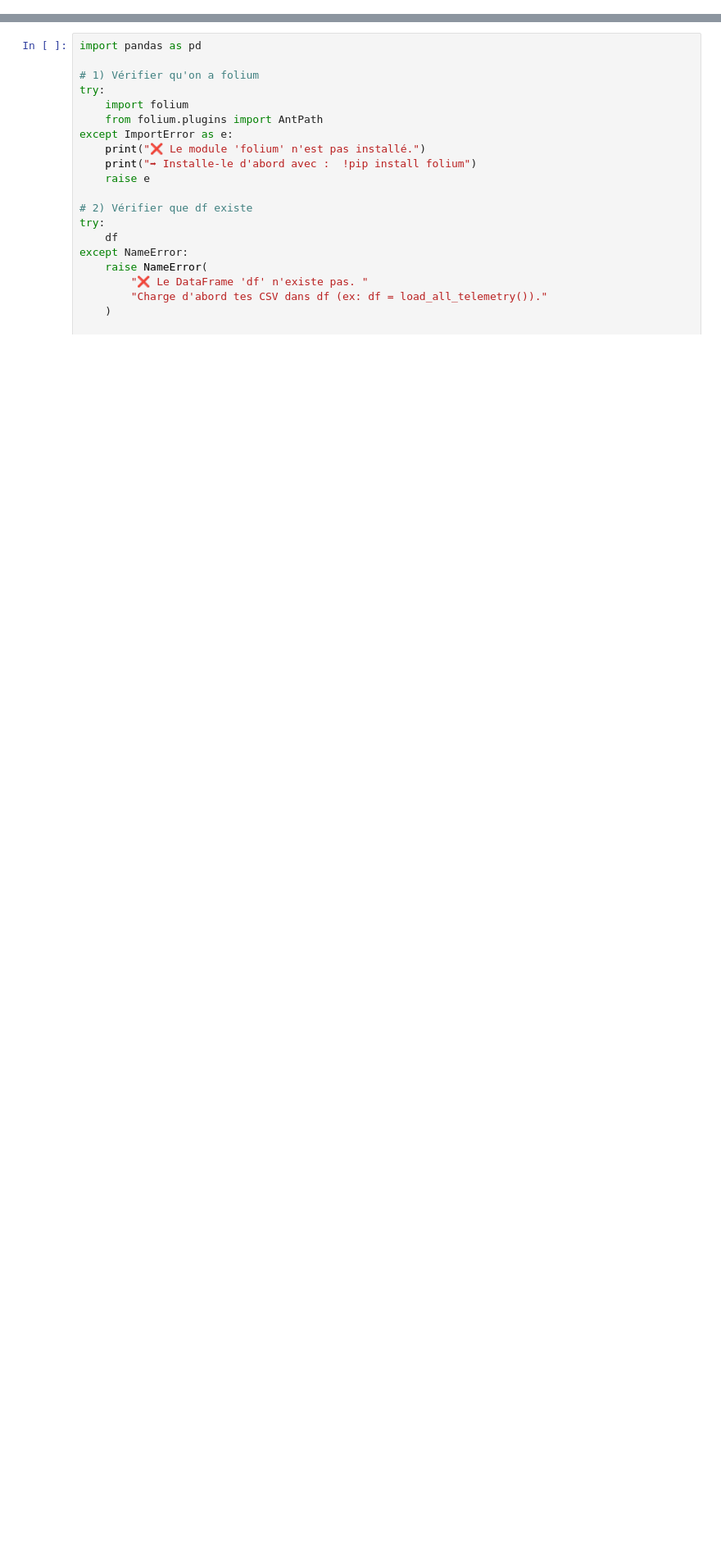
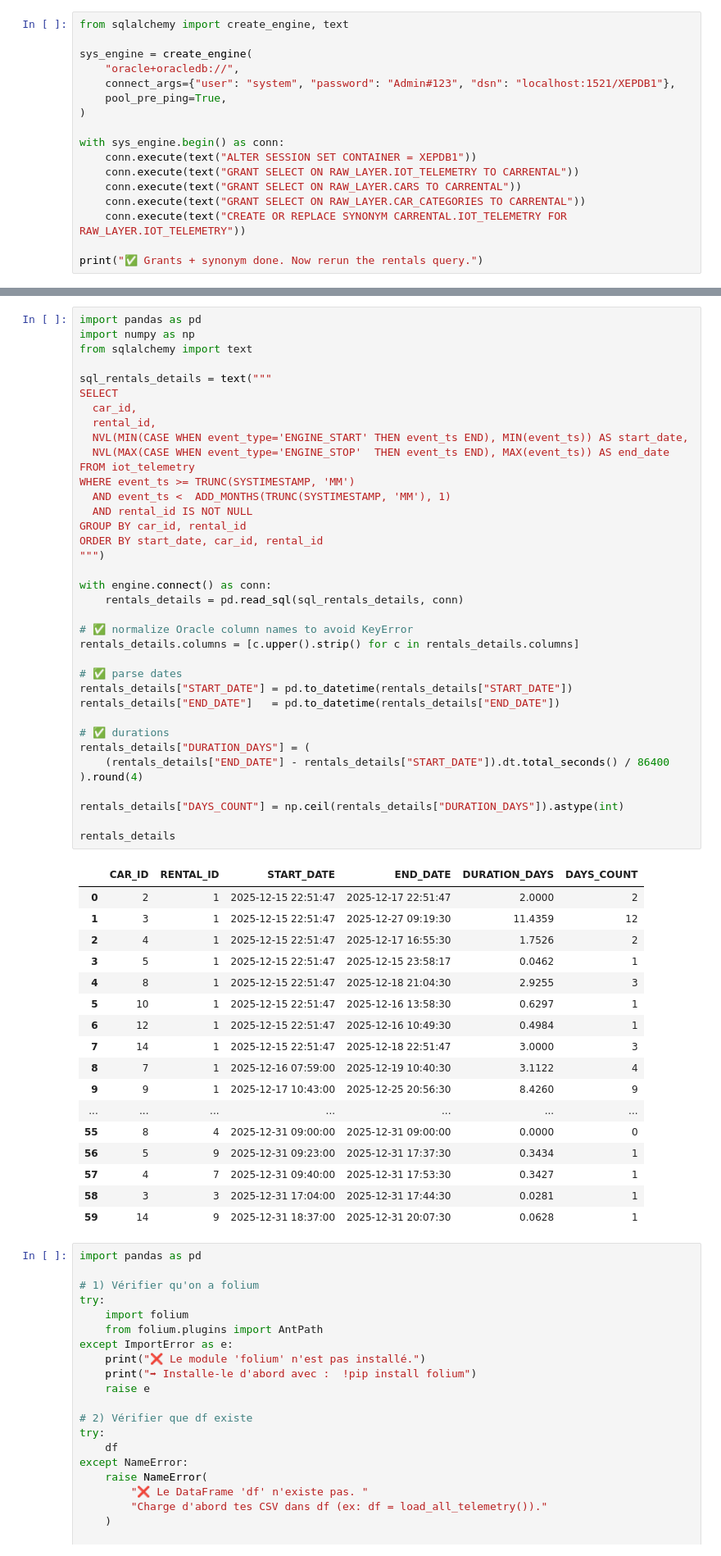
Before and after one commit to Bjibjihamza/car-rental-bi-platform, a Jupyter notebook: src/Notebooks/check.ipynb, the cells around one changed output, grey strips where cells are left out. Shown at 82% size. Cells and saved outputs as stored; diff of their text form; blank space fills up the shorter version.

```diff
--- a/src/Notebooks/check.ipynb
+++ b/src/Notebooks/check.ipynb
@@ -144,0 +117,17 @@ max      270.814594   3928.785334
+# %%
+from sqlalchemy import create_engine, text
+
+sys_engine = create_engine(
+    "oracle+oracledb://",
+    connect_args={"user": "system", "password": "Admin#123", "dsn": "localhost:1521/XEPDB1"},
+    pool_pre_ping=True,
+)
+
+with sys_engine.begin() as conn:
+    conn.execute(text("ALTER SESSION SET CONTAINER = XEPDB1"))
+    conn.execute(text("GRANT SELECT ON RAW_LAYER.IOT_TELEMETRY TO CARRENTAL"))
+    conn.execute(text("GRANT SELECT ON RAW_LAYER.CARS TO CARRENTAL"))
+    conn.execute(text("GRANT SELECT ON RAW_LAYER.CAR_CATEGORIES TO CARRENTAL"))
+    conn.execute(text("CREATE OR REPLACE SYNONYM CARRENTAL.IOT_TELEMETRY FOR RAW_LAYER.IOT_TELEMETRY"))
+
+print("✅ Grants + synonym done. Now rerun the rentals query.")
@@ -145,3 +136,58 @@ max      270.814594   3928.785334
+# %%
+import pandas as pd
+import numpy as np
+from sqlalchemy import text
+
+sql_rentals_details = text("""
+SELECT
+  car_id,
+  rental_id,
+  NVL(MIN(CASE WHEN event_type='ENGINE_START' THEN event_ts END), MIN(event_ts)) AS start_date,
+  NVL(MAX(CASE WHEN event_type='ENGINE_STOP'  THEN event_ts END), MAX(event_ts)) AS end_date
+FROM iot_telemetry
+WHERE event_ts >= TRUNC(SYSTIMESTAMP, 'MM')
+  AND event_ts <  ADD_MONTHS(TRUNC(SYSTIMESTAMP, 'MM'), 1)
+  AND rental_id IS NOT NULL
+GROUP BY car_id, rental_id
+ORDER BY start_date, car_id, rental_id
+""")
+
+with engine.connect() as conn:
+    rentals_details = pd.read_sql(sql_rentals_details, conn)
+
+# ✅ normalize Oracle column names to avoid KeyError
+rentals_details.columns = [c.upper().strip() for c in rentals_details.columns]
+
+# ✅ parse dates
+rentals_details["START_DATE"] = pd.to_datetime(rentals_details["START_DATE"])
+rentals_details["END_DATE"]   = pd.to_datetime(rentals_details["END_DATE"])
+
+# ✅ durations
+rentals_details["DURATION_DAYS"] = (
+    (rentals_details["END_DATE"] - rentals_details["START_DATE"]).dt.total_seconds() / 86400
+).round(4)
+
+rentals_details["DAYS_COUNT"] = np.ceil(rentals_details["DURATION_DAYS"]).astype(int)
+
+rentals_details
+# %% [output]
+|  | CAR_ID | RENTAL_ID | START_DATE | END_DATE | DURATION_DAYS | DAYS_COUNT |
+| 0 | 2 | 1 | 2025-12-15 22:51:47 | 2025-12-17 22:51:47 | 2.0000 | 2 |
+| 1 | 3 | 1 | 2025-12-15 22:51:47 | 2025-12-27 09:19:30 | 11.4359 | 12 |
+| 2 | 4 | 1 | 2025-12-15 22:51:47 | 2025-12-17 16:55:30 | 1.7526 | 2 |
+| 3 | 5 | 1 | 2025-12-15 22:51:47 | 2025-12-15 23:58:17 | 0.0462 | 1 |
+| 4 | 8 | 1 | 2025-12-15 22:51:47 | 2025-12-18 21:04:30 | 2.9255 | 3 |
+| 5 | 10 | 1 | 2025-12-15 22:51:47 | 2025-12-16 13:58:30 | 0.6297 | 1 |
+| 6 | 12 | 1 | 2025-12-15 22:51:47 | 2025-12-16 10:49:30 | 0.4984 | 1 |
+| 7 | 14 | 1 | 2025-12-15 22:51:47 | 2025-12-18 22:51:47 | 3.0000 | 3 |
+| 8 | 7 | 1 | 2025-12-16 07:59:00 | 2025-12-19 10:40:30 | 3.1122 | 4 |
+| 9 | 9 | 1 | 2025-12-17 10:43:00 | 2025-12-25 20:56:30 | 8.4260 | 9 |
+| ... | ... | ... | ... | ... | ... | ... |
+| 55 | 8 | 4 | 2025-12-31 09:00:00 | 2025-12-31 09:00:00 | 0.0000 | 0 |
+| 56 | 5 | 9 | 2025-12-31 09:23:00 | 2025-12-31 17:37:30 | 0.3434 | 1 |
+| 57 | 4 | 7 | 2025-12-31 09:40:00 | 2025-12-31 17:53:30 | 0.3427 | 1 |
+| 58 | 3 | 3 | 2025-12-31 17:04:00 | 2025-12-31 17:44:30 | 0.0281 | 1 |
+| 59 | 14 | 9 | 2025-12-31 18:37:00 | 2025-12-31 20:07:30 | 0.0628 | 1 |
 # %%
 import pandas as pd
 
```
Also changed, not shown: parts of 10 cells of this notebook, 11 other files.
